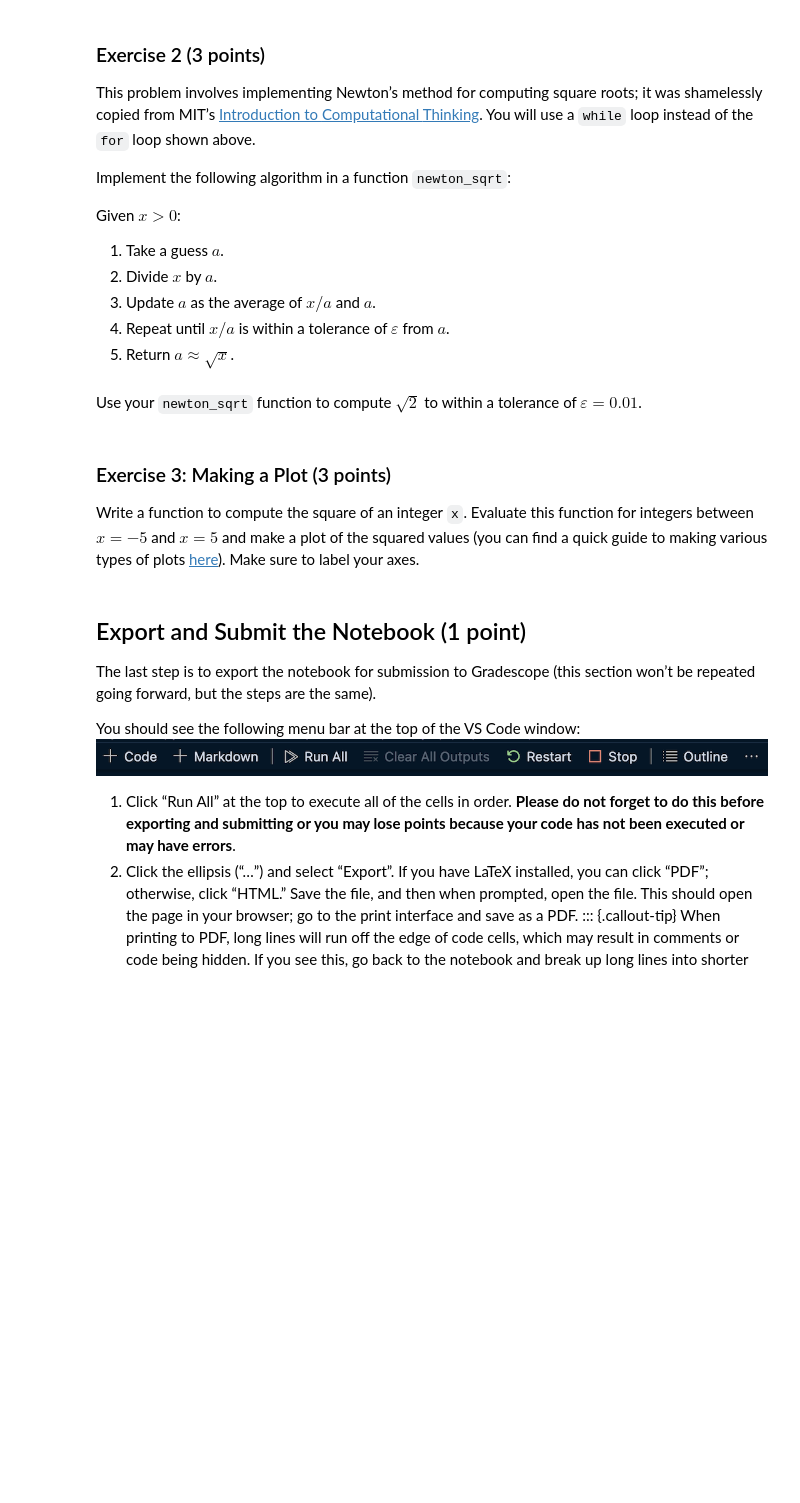
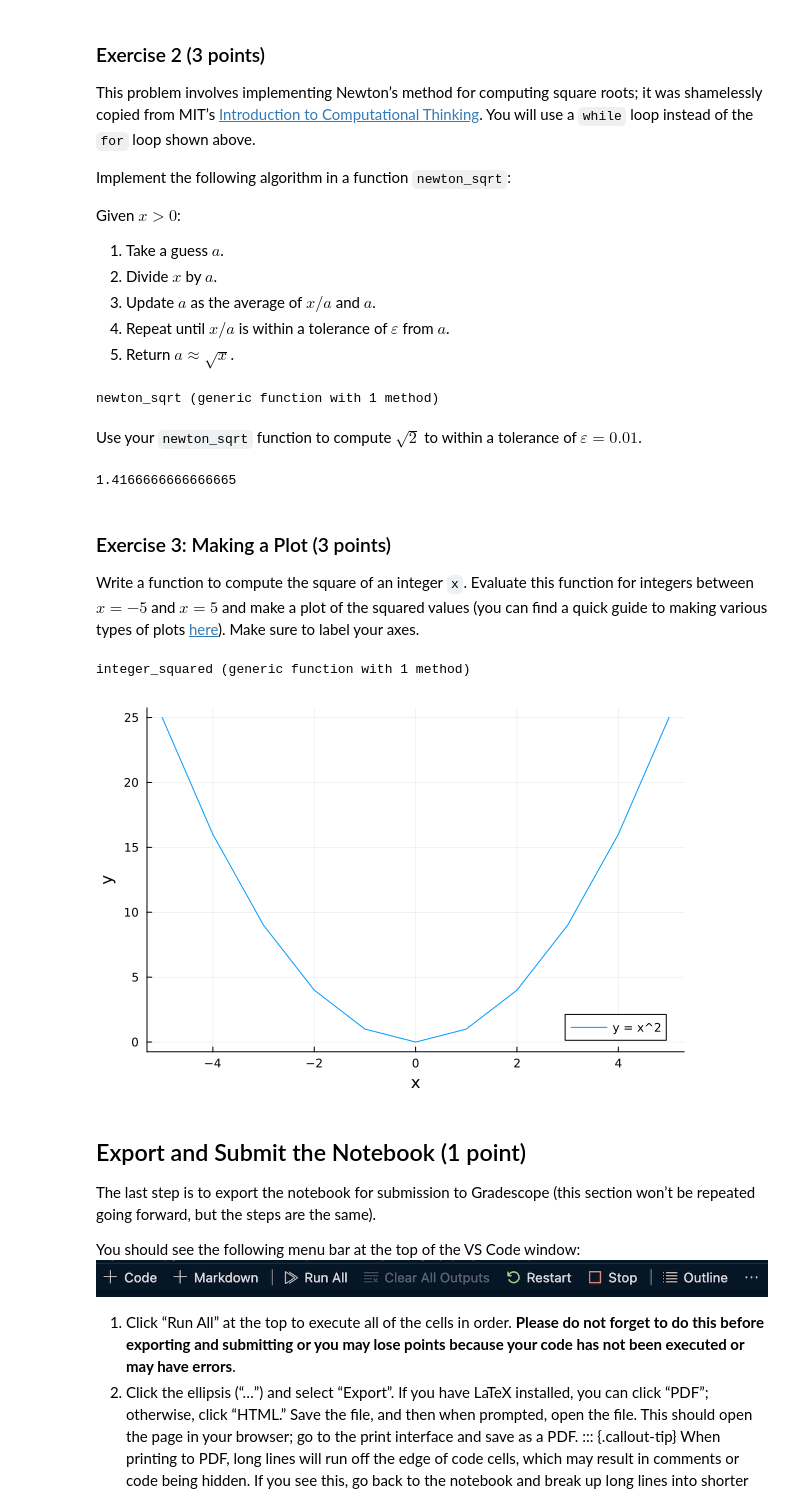
Before and after one commit to BEE4750-FA23/lab-01-anthonynic28, a Jupyter notebook: lab01.ipynb, the cells around one changed output. Cells and saved outputs as stored; diff of their text form; code cells hidden in the pictures; blank space fills up the shorter version.

Commit message:
newton_sqrt now has input "a"

```diff
--- a/lab01.ipynb
+++ b/lab01.ipynb
@@ -247,11 +256,25 @@ Given $x > 0$:
 5.  Return $a \approx \sqrt{x}$.
 # %%
 # insert your code here
+function newton_sqrt(x, ε, a)
+    if x <= 0
+    throw(ArgumentError("x must be > 0"))
+    end
+    while abs((x/a) - a) >= ε
+    a = ((x/a)+a)/2;
+    end
+    return a
+end
+# %% [output]
+newton_sqrt (generic function with 1 method)
 # %% [markdown]
 Use your `newton_sqrt` function to compute $\sqrt{2}$ to within a
 tolerance of $\varepsilon = 0.01$.
 # %%
 # insert your code here
+newton_sqrt(2, 0.01, 1)
+# %% [output]
+1.4166666666666665
 # %% [markdown]
 ### Exercise 3: Making a Plot (3 points)
 
@@ -262,6 +285,27 @@ plots [here](../tutorials/julia-plots.html)). Make sure to label your
 axes.
 # %%
 # insert your code here
+function integer_squared(x)
+    if ~(isinteger(x))
+    throw(ArgumentError("x must be an integer"))
+    end
+    return x^2
+end
+# %% [output]
+integer_squared (generic function with 1 method)
+# %%
+range = -5:5
+k=1;
+s=zeros(length(range));
+for i = range
+s[k] = integer_squared(i);
+k = k + 1;
+end
+plot(range, s, label="y = x^2")
+xlabel!("x")
+ylabel!("y")
+# %% [output]
+[figure, added]
 # %% [markdown]
 ## Export and Submit the Notebook (1 point)
 
```
Also changed, not shown: parts of 5 cells of this notebook.
